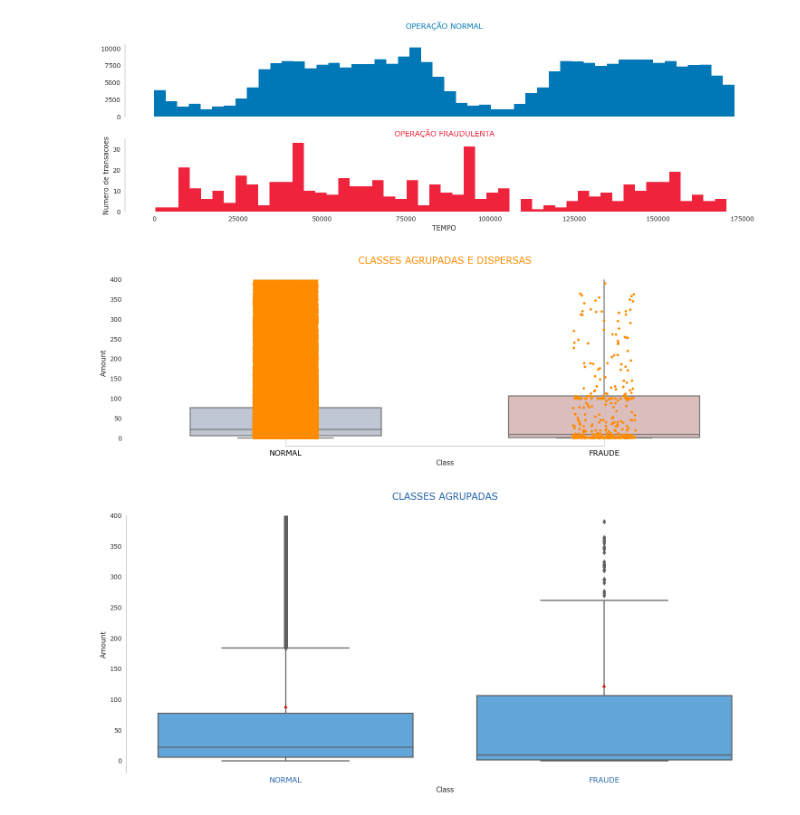
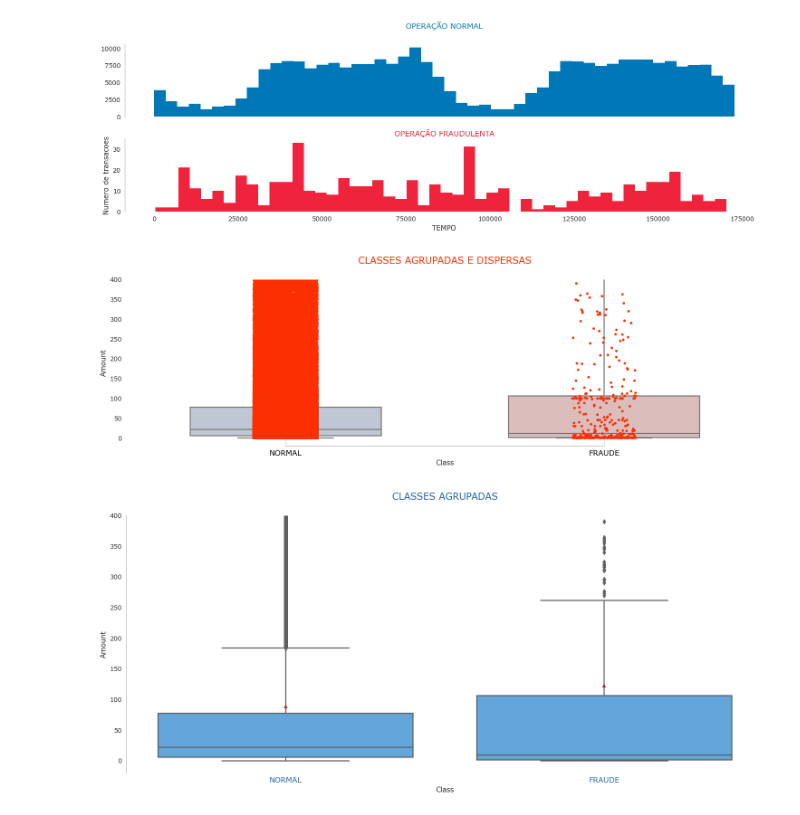
Before and after one commit to fabian-gib-50/Projeto_fraude_cartoes, a Jupyter notebook: Projeto_deteccao_fraudes.ipynb, the cells around one changed output. Drawn from its saved outputs; the diff is of its cells as text; code cells hidden in the pictures.

```diff
--- a/Projeto_deteccao_fraudes.ipynb
+++ b/Projeto_deteccao_fraudes.ipynb
@@ -322,19 +322,19 @@ plt.tight_layout ()
 # %%
 # Aplicarei plot de Classes agrupadas e dispersas para termos uma visão mais detalhada e um print do percentual representativo das fraudes
 
 f, ax = plt.subplots( sharex=True, figsize=( 15, 5 ) )
 sns.boxplot( x= 'Class', y= 'Amount', data=data, whis=[ 0, 100 ], width=.6, palette= 'vlag' )
 plt.ylim( ( -20, 400 ) )
-sns.stripplot( x= 'Class', y= 'Amount', data=data, size=4, color='DarkOrange', linewidth=0 )
+sns.stripplot( x= 'Class', y= 'Amount', data=data, size=4, color='#FC2F00', linewidth=0 )
 ax.xaxis.grid( True )
 ax.set( ylabel= 'Amount' )
 sns.despine( trim=True, left=True )
 plt.xticks( [ 0, 1 ], [ 'NORMAL', 'FRAUDE' ], fontsize=12, color='Black' )
-plt.title( 'CLASSES AGRUPADAS E DISPERSAS', pad=25, fontsize=15, color='DarkOrange' )
+plt.title( 'CLASSES AGRUPADAS E DISPERSAS', pad=25, fontsize=15, color='#FC2F00' )
 
 plt.tight_layout()
 # %% [output]
-[figure, old version]
+[figure, new version]
 # %%
 fig, ax = plt.subplots(figsize=(15,7), sharex=True)
 
```
Also changed, not shown: parts of 5 cells of this notebook.
